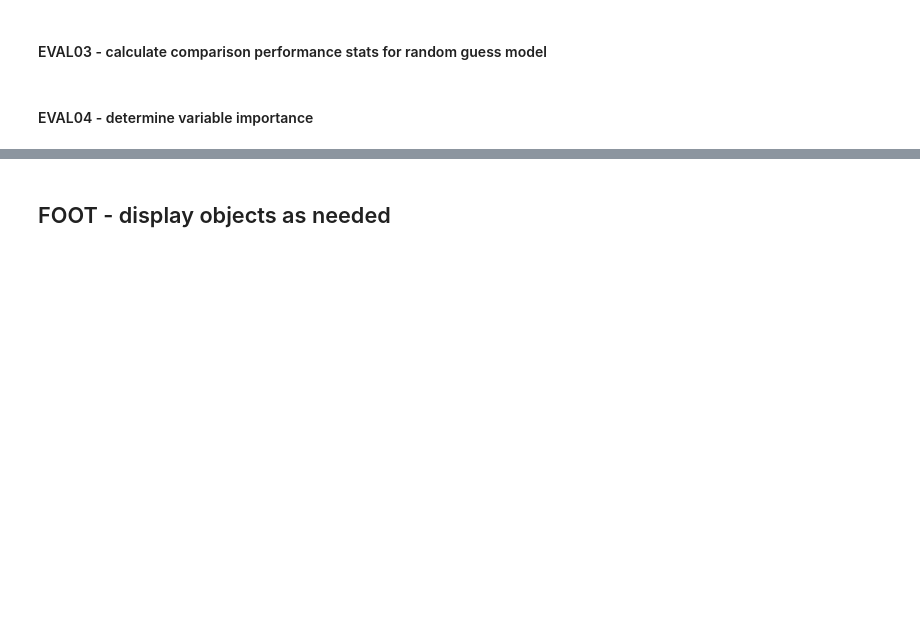
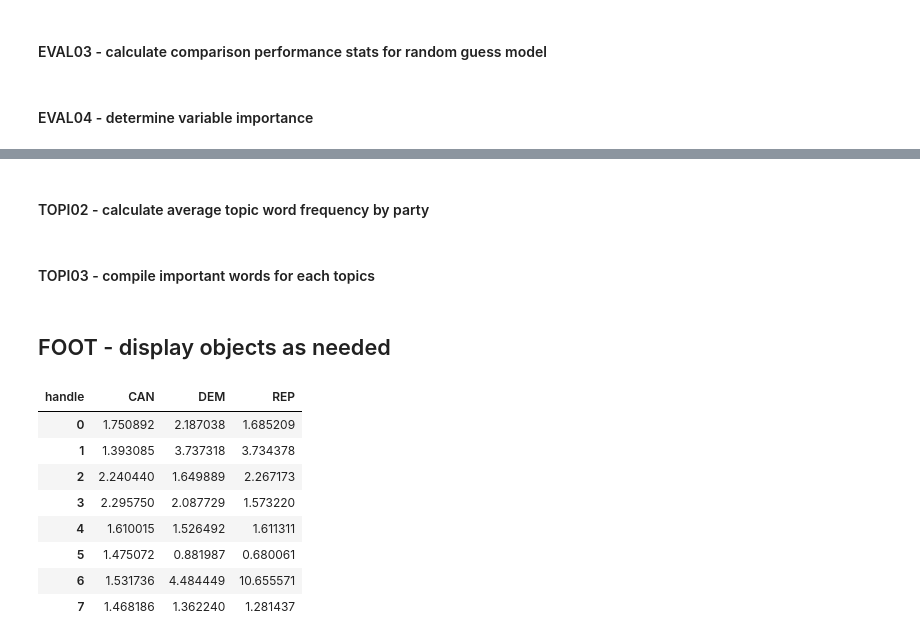
Before and after one commit to sjoshuam/word_choice_communities, a Jupyter notebook: 1_generate_data_and_models.ipynb, the cells around one changed output, grey strips where cells are left out. Saved outputs shown, nothing was run; the diff lists cells and outputs as text; code cells hidden in the pictures; blank space fills up the shorter version.

Commit message:
Build prototype word clustering and party linking code

```diff
--- a/1_generate_data_and_models.ipynb
+++ b/1_generate_data_and_models.ipynb
@@ -26,6 +26,7 @@ settings = {
     'rebuild_adaboost_hparams': False, ## rebuild v cache ml training MODE07
 
     'rebuild_important_features': False, ## rebuild/cache var importance EVAL04
+    'rebuild_lda_model': False, ## rebuild v cache ml training TOPI07
     }
 # %% [markdown]
 #### HEAD02 - load libraries
@@ -763,7 +765,7 @@ Reminder: for draft #2, reset to feature_unitary, to do feature_unitary then fea
 # %%
 ## determine most important feature for best models
 def find_important_features(hparam):
-    mod = hparam['feature_unitary'].best_estimator_
+    mod = hparam['feature_stage2'].best_estimator_ #feature_unitary
     important = permutation_importance(
         estimator = mod, X = test_x, y = test_y2, scoring = 'f1',
         n_jobs = settings['num_parallel_cores'], n_repeats = 5)
@@ -826,0 +833,19 @@ word_importance.to_csv('C_Output/word_importance.csv')
+# %%
+## aggregate x, y1, y2
+total_x  = pd.concat(  [train_x, test_x], axis = 0).drop('handle', axis = 1)
+total_y = pd.concat([train_y1, test_y1], axis = 0)
+
+## limit x to important words
+imp_word_idx = word_importance['forest'] > 0
+imp_word_idx = imp_word_idx | (word_importance['bayes'] > 0)
+imp_word_idx = word_importance.index[imp_word_idx]
+
+## convert y to a single vector with three categories
+ud = user_data[['group', 'party', 'handle']].set_index('handle')
+ud = ud.loc[total_y.index, :]
+ud['y'] = 0
+ud.loc[ud['group'] == 'CAN House', 'y'] = 1
+ud.loc[ud['party'] == 'Democratic', 'y'] = 2
+ud.loc[ud['party'] == 'Republican', 'y'] = 3
+total_y = ud.loc[total_x.index, 'y']
+del ud
@@ -827,4 +881,38 @@ word_importance.to_csv('C_Output/word_importance.csv')
+# %% [markdown]
+#### TOPI02 - calculate average topic word frequency by party
+# %%
+## calculate average word frequency for each party
+def party_average_word_freq(x = total_x, y = total_y):
+    z = x.copy()
+    z['handle'] = total_y.replace({1:'CAN', 2:'DEM', 3:'REP'})
+    z = z.groupby('handle').mean()
+    z = z.loc[['CAN', 'DEM', 'REP'], total_x.columns]
+    return z.T
+
+def calculate_topic_party_loading(
+    x = lda_topics[imp_word_idx], y = party_average_word_freq()):
+    y = y.loc[imp_word_idx, :]
+    z = np.matmul(x, y.values)
+    z.columns = y.columns
+    return(z)
+
+## execute code
+topic_party_loading = calculate_topic_party_loading()
+# %% [markdown]
+#### TOPI03 - compile important words for each topics
 # %%
 ##########==========##########==========##########==========##########==========
 # %% [markdown]
 ## FOOT - display objects as needed
+# %%
+topic_party_loading
+# %% [output]
+| handle | CAN | DEM | REP |
+| 0 | 1.750892 | 2.187038 | 1.685209 |
+| 1 | 1.393085 | 3.737318 | 3.734378 |
+| 2 | 2.240440 | 1.649889 | 2.267173 |
+| 3 | 2.295750 | 2.087729 | 1.573220 |
+| 4 | 1.610015 | 1.526492 | 1.611311 |
+| 5 | 1.475072 | 0.881987 | 0.680061 |
+| 6 | 1.531736 | 4.484449 | 10.655571 |
+| 7 | 1.468186 | 1.362240 | 1.281437 |
```
Also changed, not shown: parts of 6 cells of this notebook, 1 other file.
